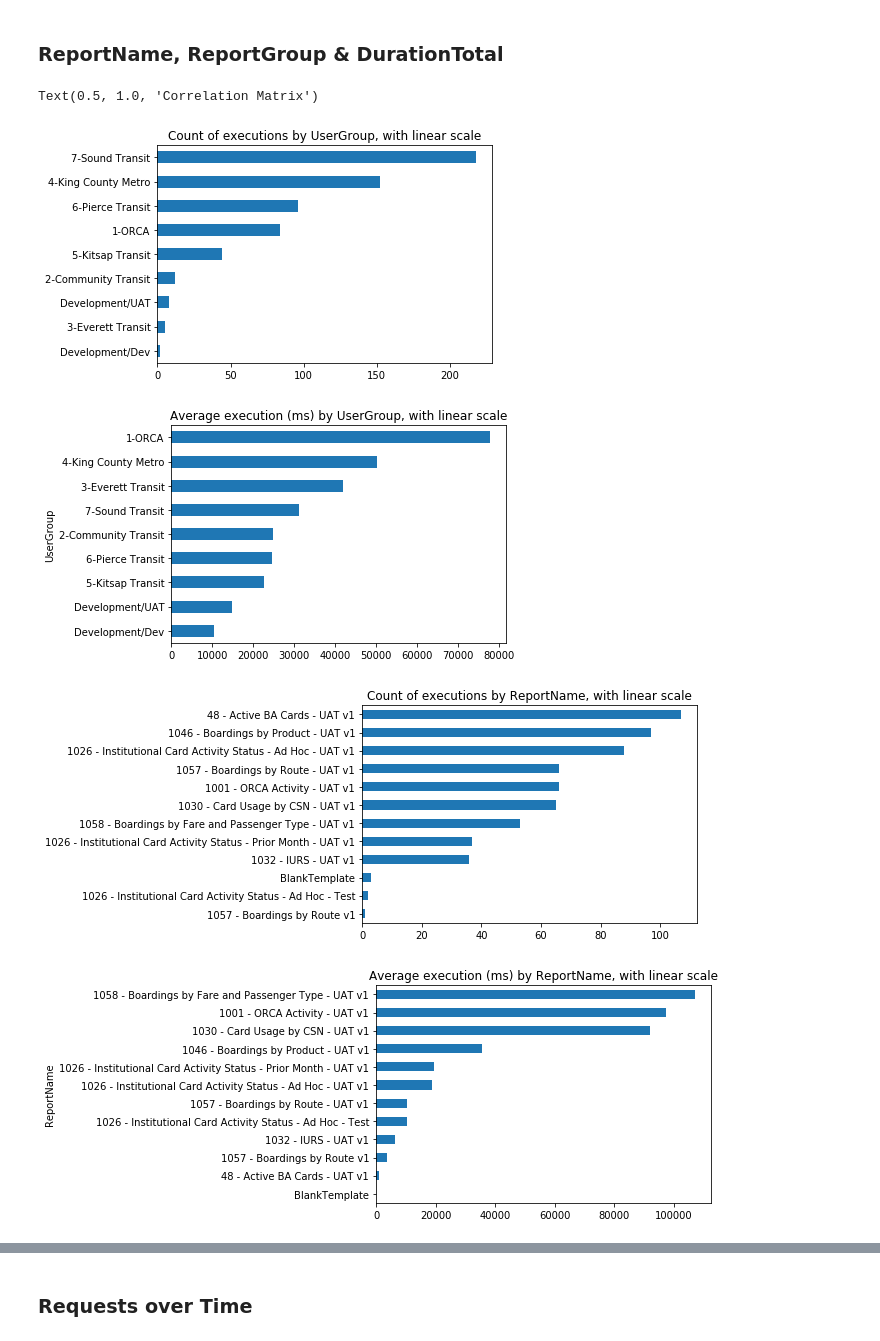
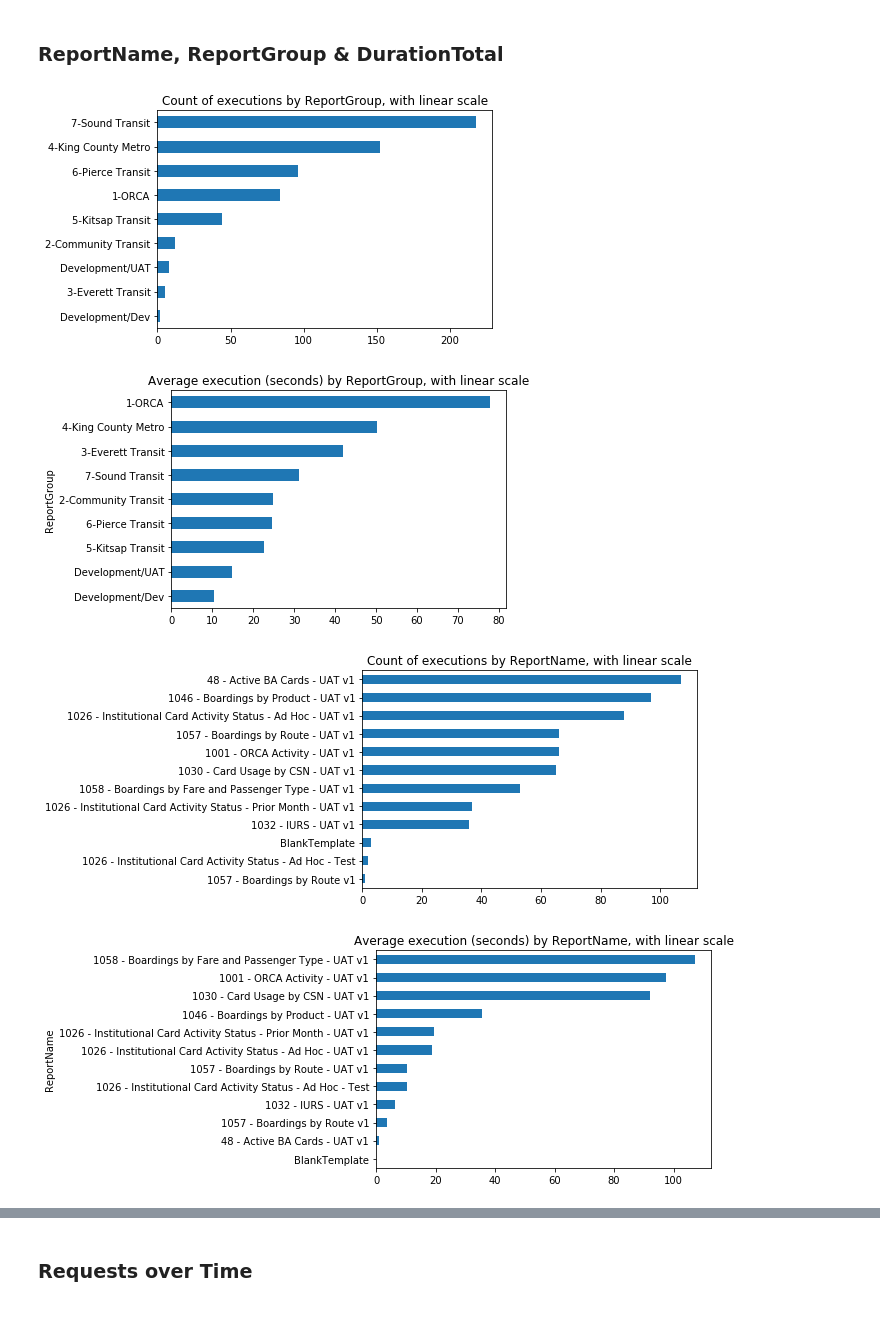
Before and after one commit to themcclure/dare_analytics, a Jupyter notebook: 3 - Exploratory Data Analysis.ipynb, the cells around one changed output, grey strips where cells are left out. Cells and saved outputs as stored; diff of their text form; code cells hidden in the pictures.

```diff
--- a/3 - Exploratory Data Analysis.ipynb
+++ b/3 - Exploratory Data Analysis.ipynb
@@ -89,48 +89,36 @@ ax.invert_yaxis()
 # %% [markdown]
 ### ReportName, ReportGroup & DurationTotal
 # %%
-slicer = ['ReportName', 'ReportGroup', 'DurationTotal']
+slicer = ['ReportName', 'ReportGroup', 'Agency', 'DurationTotalSec']
 
 subslicer = 'ReportGroup'
 df_slice = uat_df[slicer]
 group_rn = df_slice[subslicer].value_counts()
 fig, ax = plt.subplots()
 group_rn.plot.barh(ax=ax)
 ax.set_title(f"Count of executions by {subslicer}, with linear scale")
 ax.invert_yaxis()
 
 fig, ax = plt.subplots()
-df_slice.groupby(subslicer)['DurationTotal'].mean().sort_values(ascending=False).plot.barh(ax=ax)
-ax.set_title(f"Average execution (ms) by {subslicer}, with linear scale")
+df_slice.groupby(subslicer)['DurationTotalSec'].mean().sort_values(ascending=False).plot.barh(ax=ax)
+ax.set_title(f"Average execution (seconds) by {subslicer}, with linear scale")
 ax.invert_yaxis()
 
 subslicer = 'ReportName'
 df_slice = uat_df[slicer]
 group_rn = df_slice[subslicer].value_counts()
 fig, ax = plt.subplots()
 group_rn.plot.barh(ax=ax)
 ax.set_title(f"Count of executions by {subslicer}, with linear scale")
 ax.invert_yaxis()
 
 fig, ax = plt.subplots()
-df_slice.groupby(subslicer)['DurationTotal'].mean().sort_values(ascending=False).plot.barh(ax=ax)
-ax.set_title(f"Average execution (ms) by {subslicer}, with linear scale")
+df_slice.groupby(subslicer)['DurationTotalSec'].mean().sort_values(ascending=False).plot.barh(ax=ax)
+ax.set_title(f"Average execution (seconds) by {subslicer}, with linear scale")
 ax.invert_yaxis()
-
-fig, ax = plt.subplots()
-sns.heatmap(df_slice.groupby(['ReportName', 'ReportGroup']).mean().unstack(), cmap='OrRd',
-    linewidth=1)
-ax.set_title("ReportName/ReportGroup heatmap on total execution time (ms)")
-# plt.show()
-
-# fig, ax = plt.figure(figsize=(5,5))
-fig, ax = plt.subplots()
-sns.pairplot(uat_df)
-ax.set_title("Correlation Matrix")
-# plt.show()
+plt.show()
 # %% [output]
-Text(0.5, 1.0, 'Correlation Matrix')
-[figure, old version]
+[figure, new version]
-[figure, old version]
+[figure, new version]
 [figure]
-[figure, old version]
+[figure, new version]
```
Also changed, not shown: parts of 14 cells of this notebook, 7 other files.
